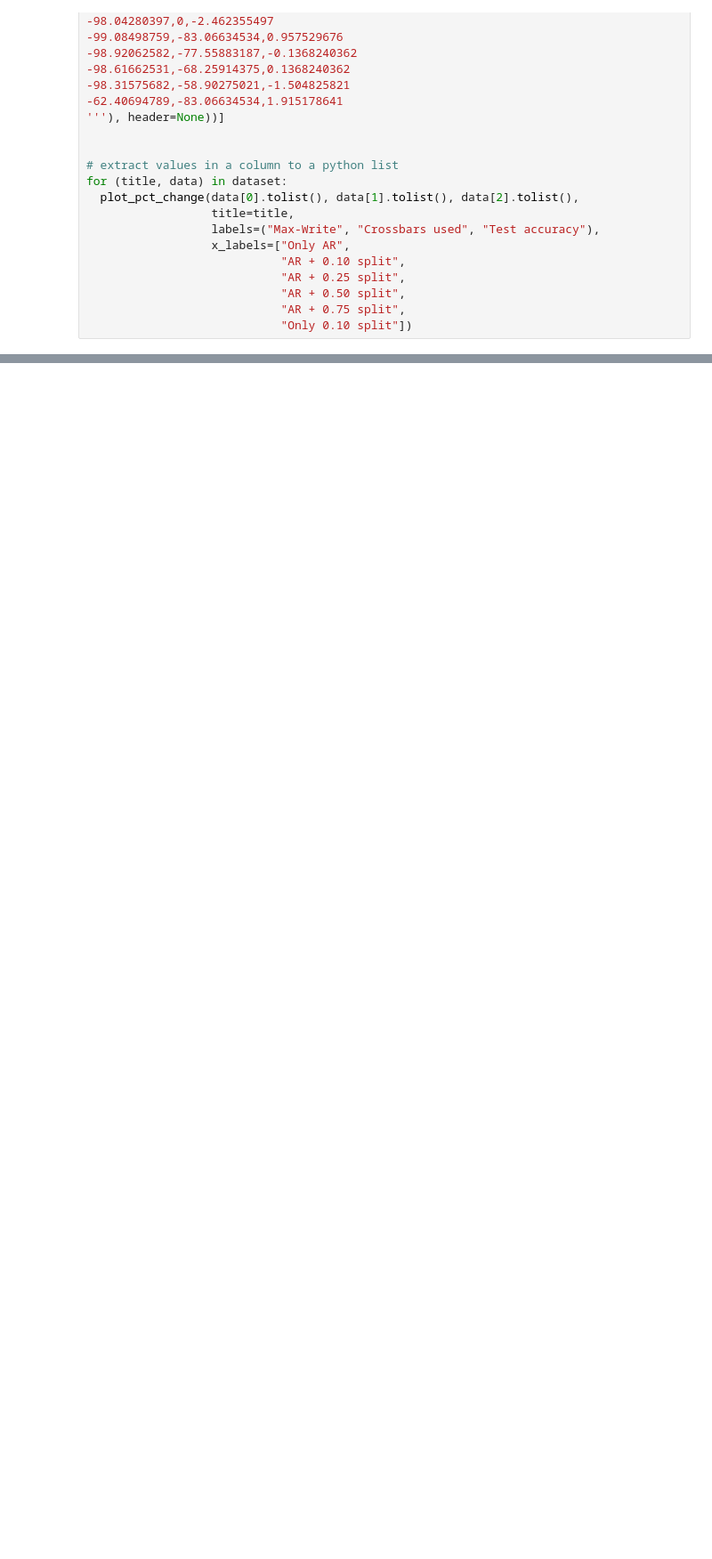
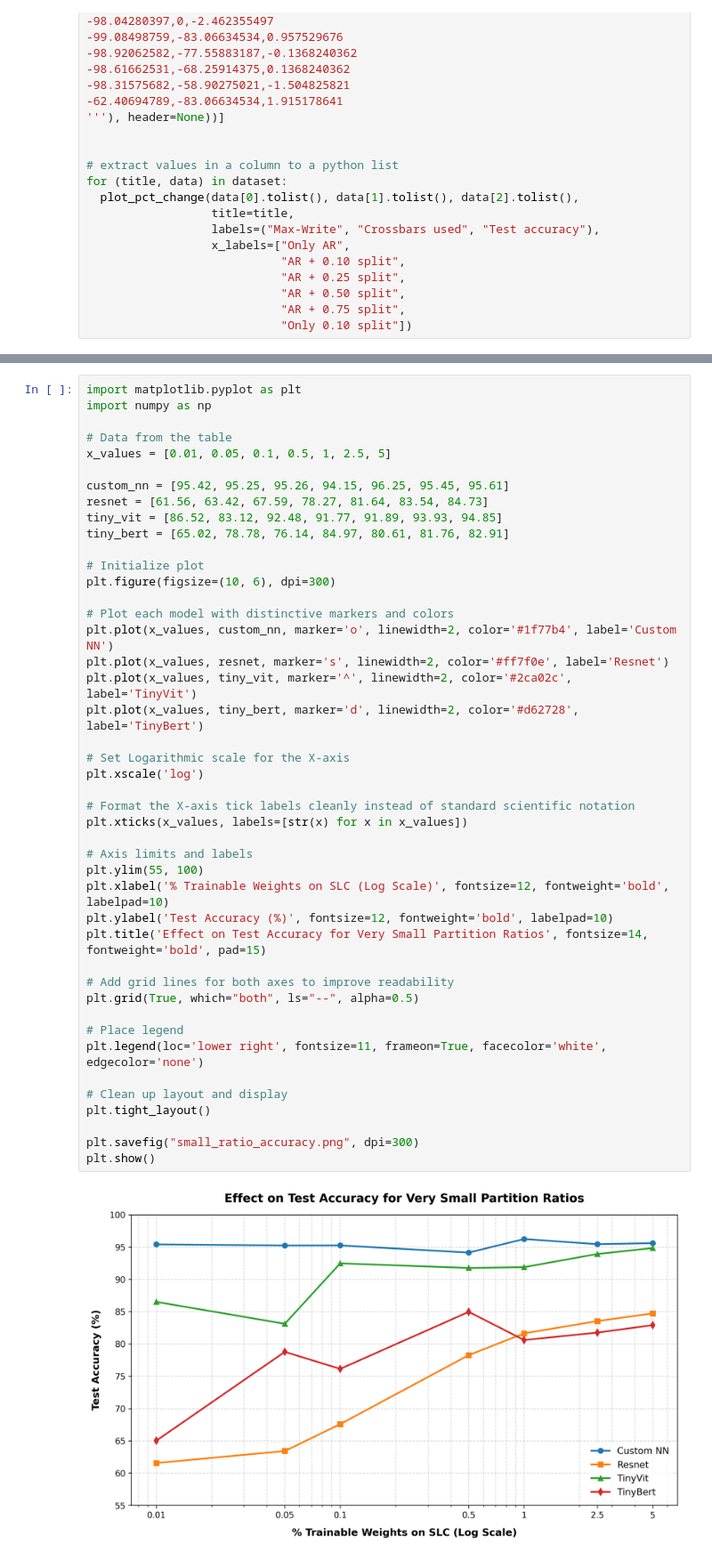
Before and after one commit to Ahbar1999/mtp-pimsimulator, a Jupyter notebook: pimsimulator_v3.ipynb, the cells around one changed output, grey strips where cells are left out. Shown at 89% size. Saved outputs shown, nothing was run; the diff lists cells and outputs as text; blank space fills up the shorter version.

```diff
--- a/pimsimulator_v3.ipynb
+++ b/pimsimulator_v3.ipynb
@@ -2328,0 +2726,46 @@ for (title, data) in dataset:
+# %%
+import matplotlib.pyplot as plt
+import numpy as np
+
+# Data from the table
+x_values = [0.01, 0.05, 0.1, 0.5, 1, 2.5, 5]
+
+custom_nn = [95.42, 95.25, 95.26, 94.15, 96.25, 95.45, 95.61]
+resnet = [61.56, 63.42, 67.59, 78.27, 81.64, 83.54, 84.73]
+tiny_vit = [86.52, 83.12, 92.48, 91.77, 91.89, 93.93, 94.85]
+tiny_bert = [65.02, 78.78, 76.14, 84.97, 80.61, 81.76, 82.91]
+
+# Initialize plot
+plt.figure(figsize=(10, 6), dpi=300)
+
+# Plot each model with distinctive markers and colors
+plt.plot(x_values, custom_nn, marker='o', linewidth=2, color='#1f77b4', label='Custom NN')
+plt.plot(x_values, resnet, marker='s', linewidth=2, color='#ff7f0e', label='Resnet')
+plt.plot(x_values, tiny_vit, marker='^', linewidth=2, color='#2ca02c', label='TinyVit')
+plt.plot(x_values, tiny_bert, marker='d', linewidth=2, color='#d62728', label='TinyBert')
+
+# Set Logarithmic scale for the X-axis
+plt.xscale('log')
+
+# Format the X-axis tick labels cleanly instead of standard scientific notation
+plt.xticks(x_values, labels=[str(x) for x in x_values])
+
+# Axis limits and labels
+plt.ylim(55, 100)
+plt.xlabel('% Trainable Weights on SLC (Log Scale)', fontsize=12, fontweight='bold', labelpad=10)
+plt.ylabel('Test Accuracy (%)', fontsize=12, fontweight='bold', labelpad=10)
+plt.title('Effect on Test Accuracy for Very Small Partition Ratios', fontsize=14, fontweight='bold', pad=15)
+
+# Add grid lines for both axes to improve readability
+plt.grid(True, which="both", ls="--", alpha=0.5)
+
+# Place legend
+plt.legend(loc='lower right', fontsize=11, frameon=True, facecolor='white', edgecolor='none')
+
+# Clean up layout and display
+plt.tight_layout()
+
+plt.savefig("small_ratio_accuracy.png", dpi=300)
+plt.show()
+# %% [output]
+[figure, added]
```
Also changed, not shown: parts of 9 cells of this notebook.
